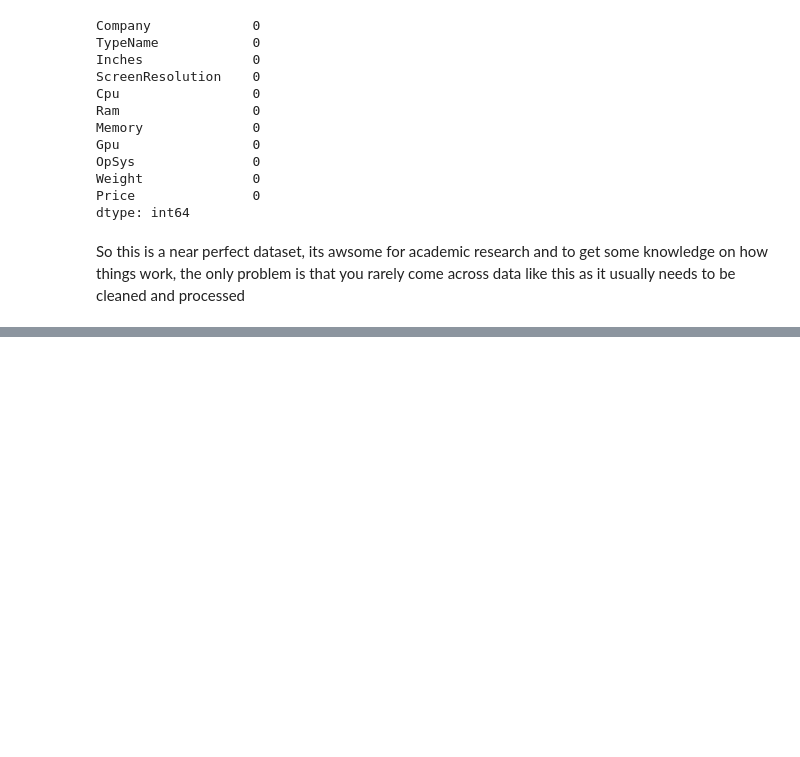
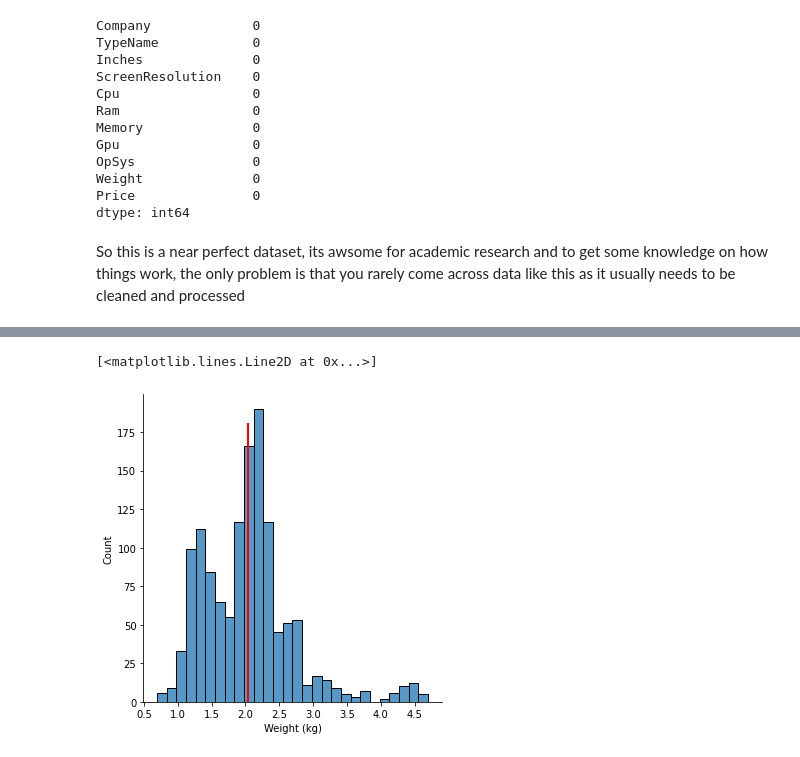
Before and after one commit to AmineMahdioui/Laptop_Price_predection, a Jupyter notebook: LPP.ipynb, the cells around one changed output, grey strips where cells are left out. Drawn from its saved outputs; the diff is of its cells as text; code cells hidden in the pictures; blank space fills up the shorter version.

```diff
--- a/LPP.ipynb
+++ b/LPP.ipynb
@@ -91,0 +155,6 @@ Unique values in Inches;
+# %%
+sn.displot(df['Weight (kg)'])
+plt.plot([df['Weight (kg)'].mean(), df['Weight (kg)'].mean()], [180, 0],color='red' ,linewidth=2)
+# %% [output]
+[<matplotlib.lines.Line2D at 0x...>]
+[figure, added]
```
Also changed, not shown: parts of 43 cells of this notebook.
